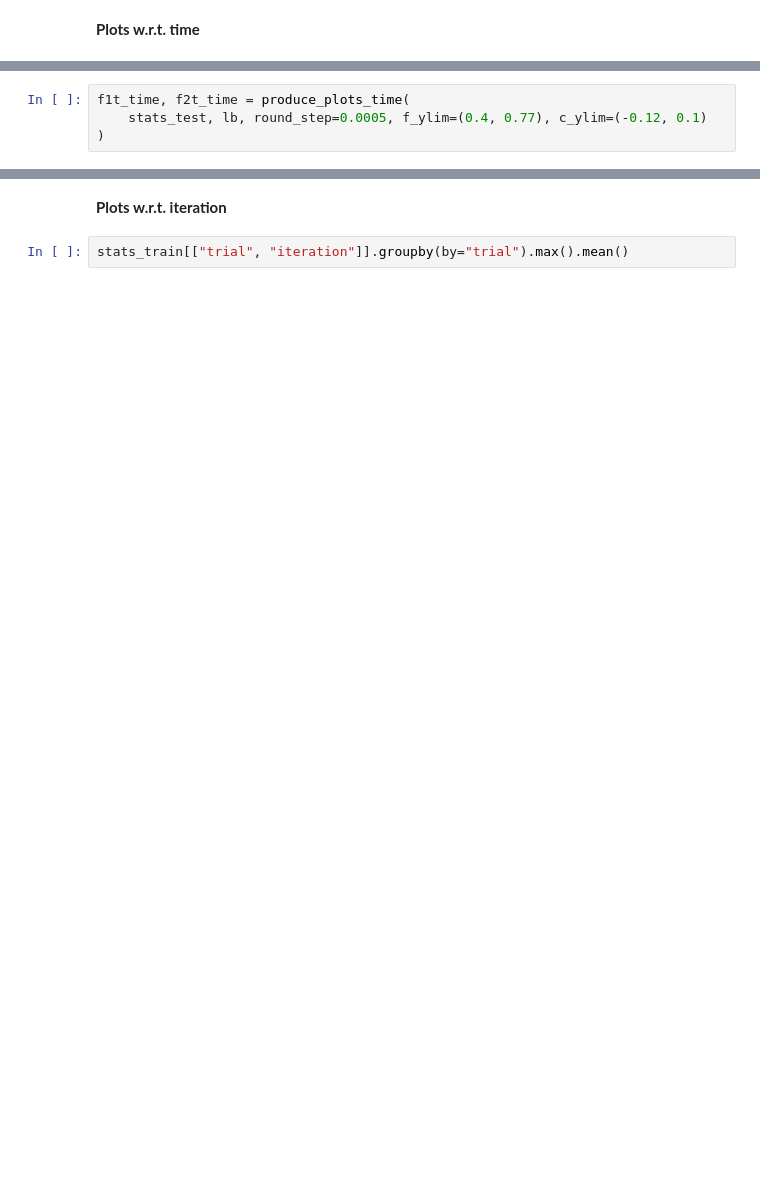
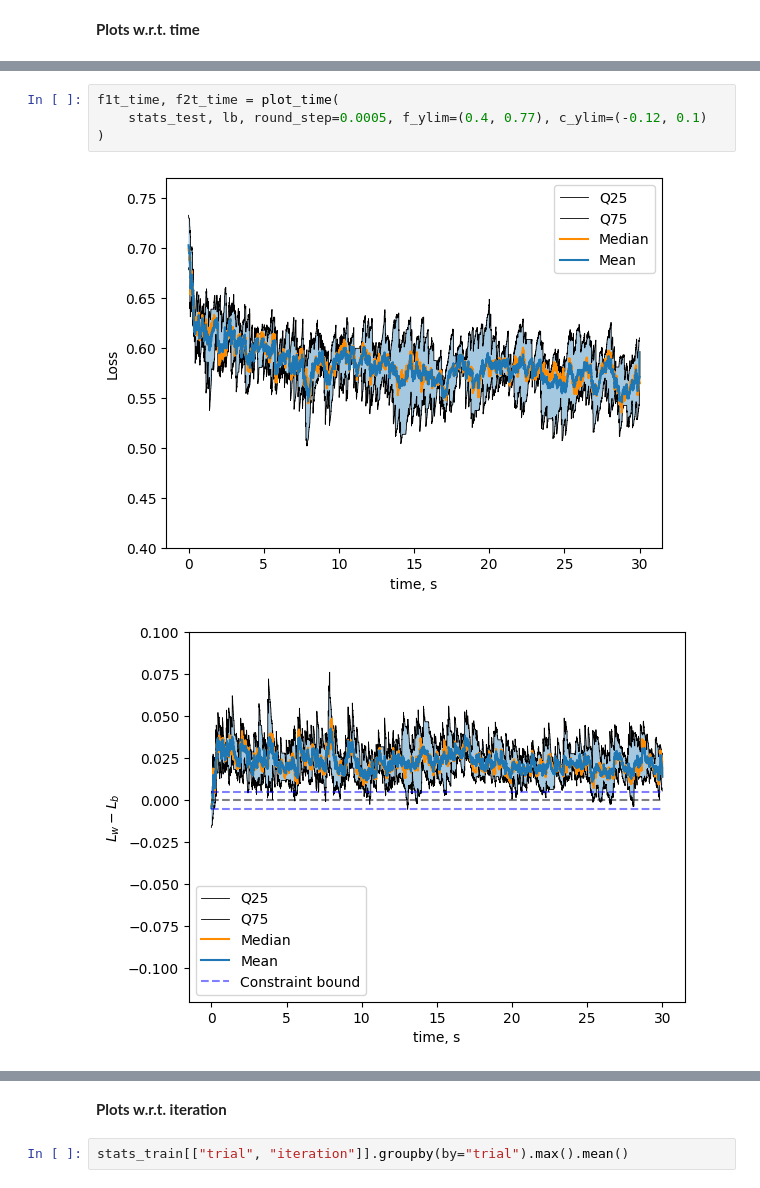
Before and after one commit to humancompatible/train, a Jupyter notebook: experiments/algo_plots.ipynb, the cells around one changed output, grey strips where cells are left out. Cells and saved outputs as stored; diff of their text form; blank space fills up the shorter version.

```diff
--- a/experiments/algo_plots.ipynb
+++ b/experiments/algo_plots.ipynb
@@ -289,7 +50,10 @@ print(f"./plots/{alg.removesuffix(alg_param_str)}/{DATASET}")
 # %%
-f1t_time, f2t_time = produce_plots_time(
+f1t_time, f2t_time = plot_time(
     stats_test, lb, round_step=0.0005, f_ylim=(0.4, 0.77), c_ylim=(-0.12, 0.1)
 )
+# %% [output]
+[figure, added]
+[figure, added]
 # %%
 f1t_time.savefig(
     f"./plots/{alg.removesuffix(alg_param_str)}/{DATASET}/loss_test_time_{DATASET}"
```
Also changed, not shown: parts of 14 cells of this notebook, 5 other files.
